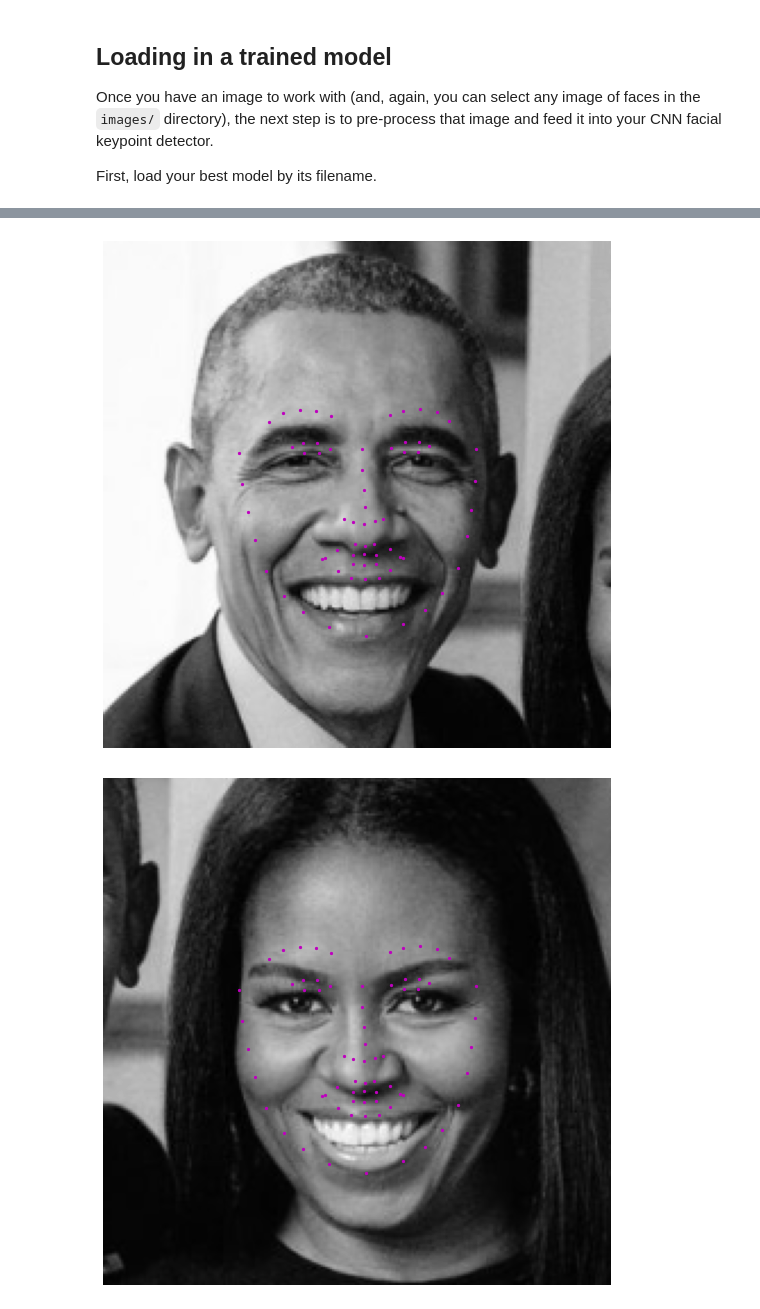
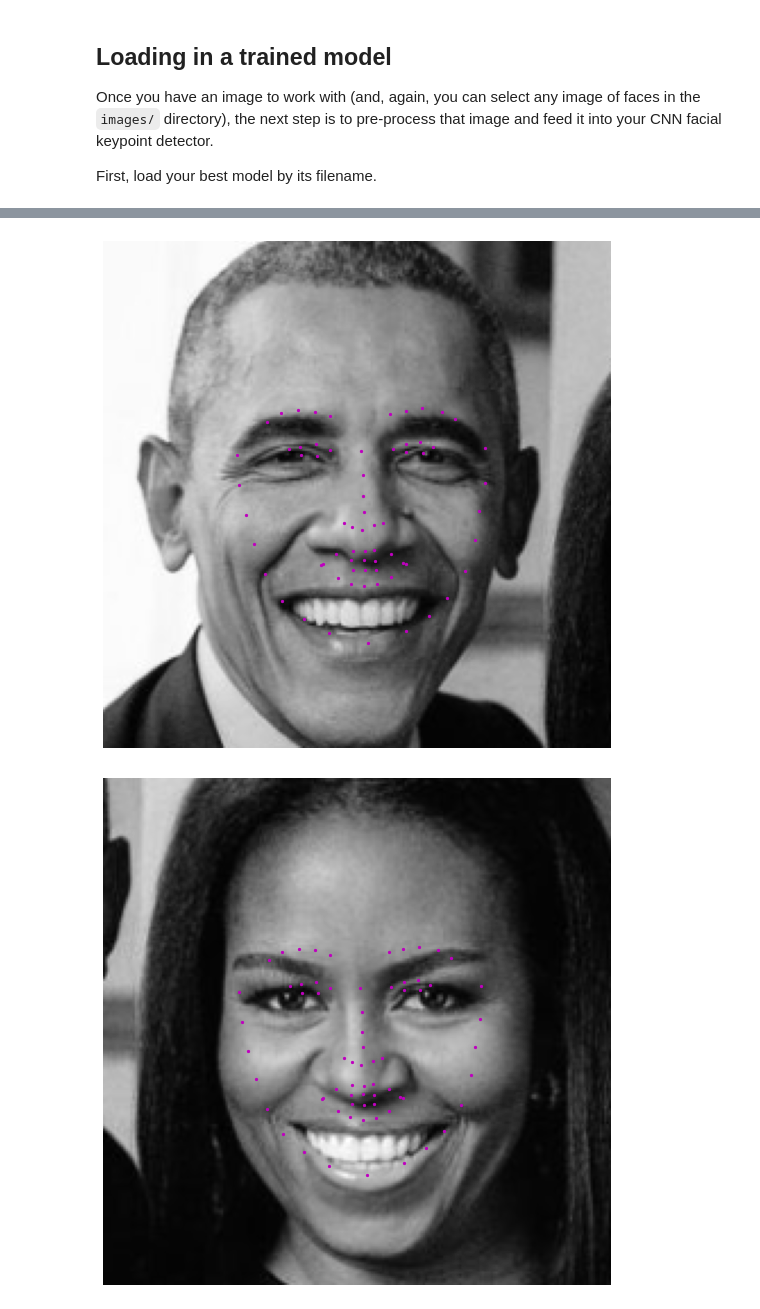
Before and after one commit to ken-power/CVND-FacialKeypointDetection, a Jupyter notebook: 3. Facial Keypoint Detection, Complete Pipeline.ipynb, the cells around one changed output, grey strips where cells are left out. Cells and saved outputs as stored; diff of their text form; code cells hidden in the pictures.

```diff
--- a/3. Facial Keypoint Detection, Complete Pipeline.ipynb
+++ b/3. Facial Keypoint Detection, Complete Pipeline.ipynb
@@ -81,7 +81,7 @@ from models import Net
 net = Net()
 
 # load the best saved model parameters
-net.load_state_dict(torch.load('saved_models/keypoints_model_2.pt'))
+net.load_state_dict(torch.load('saved_models/keypoints_model_4.pt'))
 
 # print out your net and prepare it for testing
 net.eval()
@@ -150,7 +150,7 @@ for (x,y,w,h) in faces:
     i += 1
 
     # Select the region of interest that is the face in the image
-    margin = 0.3
+    margin = 0.2
     roi = image_copy[y-int(margin*h):y+h+int(margin*h), x-int(margin*w):x+w+int(margin*w)]
 
     ## TODO: Convert the face region from RGB to grayscale
@@ -166,32 +166,32 @@ for (x,y,w,h) in faces:
 
     ## TODO: Reshape the numpy image shape (H x W x C) into a torch image shape (C x H x W)
     roi_reshaped = roi.reshape(roi.shape[0], roi.shape[1], 1)
 
     roi_transpose = roi_reshaped.transpose((2, 0, 1))
     roi_transpose = roi_transpose.reshape(1, roi_transpose.shape[0], roi_transpose.shape[1], roi_transpose.shape[2])
     roi_tensor = torch.from_numpy(roi_transpose)
 
     dtype = torch.FloatTensor
     roi_tensor = roi_tensor.type(dtype)  # convert images to FloatTensors
 
     ## TODO: Make facial keypoint predictions using your loaded, trained network
     predicted_key_pts = net(roi_tensor)
 
     # reshape to batch_size x 68 x 2 pts
     predicted_key_pts = predicted_key_pts.view(68, -1)
 
     predicted_key_pts = predicted_key_pts.data
     predicted_key_pts = predicted_key_pts.numpy()
 
     # undo normalization of keypoints
     predicted_key_pts = predicted_key_pts*50.0+100
 
     ## TODO: Display each detected face and the corresponding keypoints
     plt.imshow(roi, cmap='gray')
     plt.scatter(predicted_key_pts[:, 0], predicted_key_pts[:, 1], s=20, marker='.', c='m')
     plt.axis('off')
 
 plt.show()
 # %% [output]
-[figure, old version]
+[figure, new version]
-[figure, old version]
+[figure, new version]
```
Also changed, not shown: parts of 1 cell of this notebook, 2 other files.
